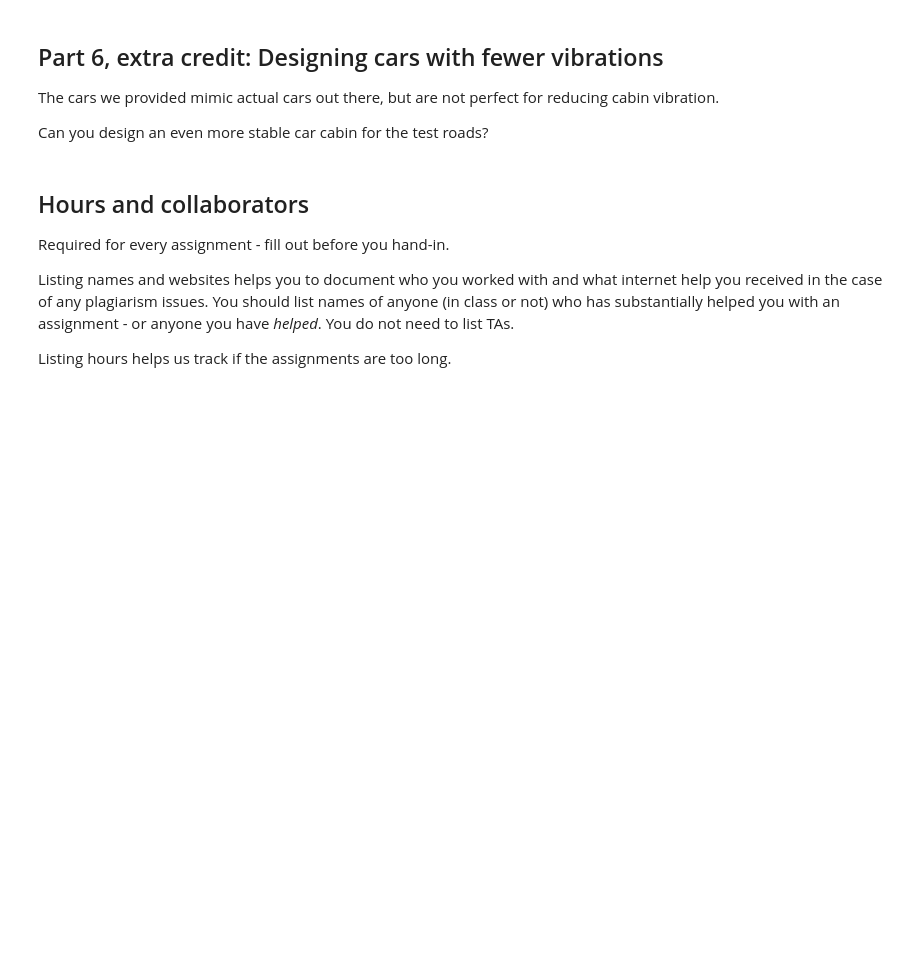
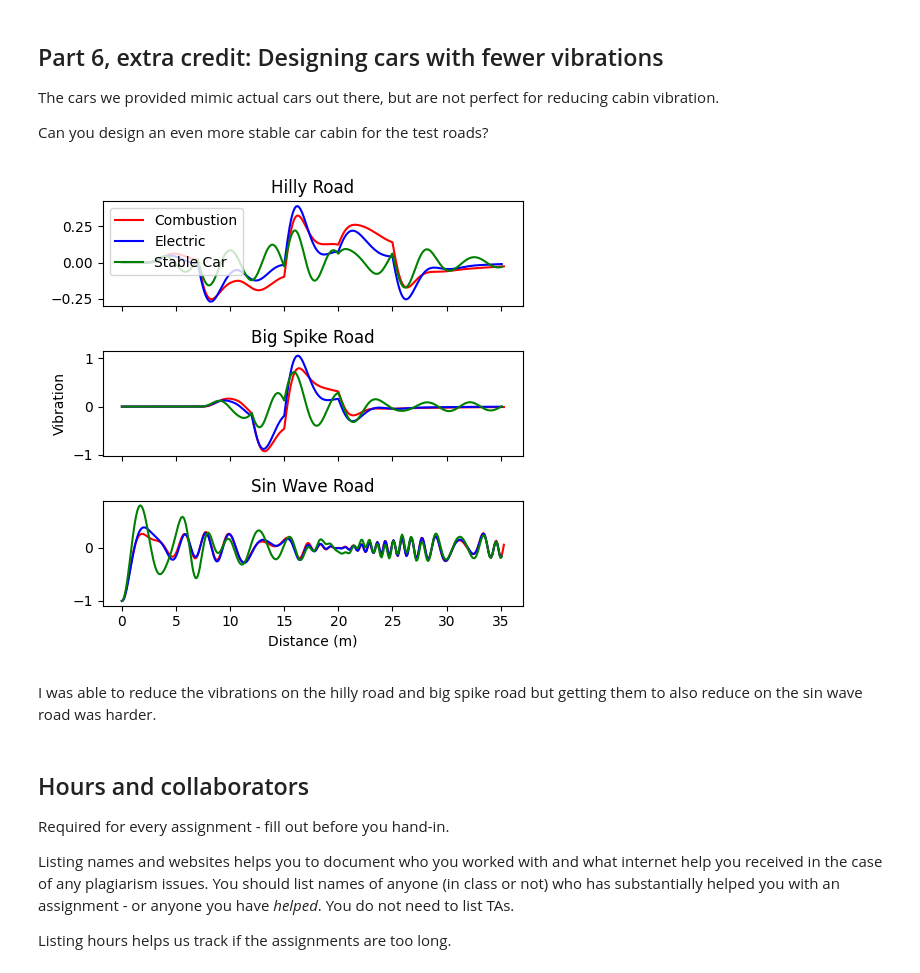
Before and after one commit to AndParker1/IntroPythonProgramming, a Jupyter notebook: Week_6_classes/HW_3_classes_and_simulation.ipynb, the cells around one changed output. Saved outputs shown, nothing was run; the diff lists cells and outputs as text; code cells hidden in the pictures; blank space fills up the shorter version.

```diff
--- a/Week_6_classes/HW_3_classes_and_simulation.ipynb
+++ b/Week_6_classes/HW_3_classes_and_simulation.ipynb
@@ -1033,9 +1025,56 @@ The cars we provided mimic actual cars out there, but are not perfect for reduci
 Can you design an even more stable car cabin for the test roads?
 # %%
 # GUIDES: Define a car model for your car.
-stable_car_model = ...
+stable_car_model = HalfCarModel(front=QuarterCarModel(m_u= 0.5 * 90,
+                                                      c_s=100000,
+                                                      k_s=650000,
+                                                      k_t=350000,
+                                                      m_s= 0.5 * (1985-90)),
+                                                      back=QuarterCarModel(m_u= 0.5 * 90,
+                                                                           c_s=100000,
+                                                                           k_s=650000,
+                                                                           k_t=350000,
+                                                                           m_s= 0.5 * (1985-90)),
+                                                                           a_f= 0.5 * 4.85,
+                                                                           a_b= 0.5 * 4.85)
+
+stable_car_output1 = stable_car_model.simulate(velocity = 10, dt = 10, x_r = X_r_test_1, y_r = Y_r_test_1)
+stable_car_output2 = stable_car_model.simulate(velocity = 10, dt = 10, x_r = X_r_test_2, y_r = Y_r_test_2)
+stable_car_output3 = stable_car_model.simulate(velocity = 10, dt = 10, x_r = X_r_test_3, y_r = Y_r_test_3)
 # %%
 # GUIDES: Graph the vibration of your car against the damped electric and combustion car models on the three test roads.
+
+fig_vib4, axs_vib4 = plt.subplots(3, 1, figsize = (5,5), sharex=True)
+
+
+axs_vib4[0].plot(comb_out_1.x_r, comb_out_1.sprung_mass_displacement(combustion_car_model), color = 'r', label='Combustion')
+axs_vib4[0].plot(elc_out_1.x_r, elc_out_1.sprung_mass_displacement(electric_car_model), color = 'b', label='Electric')
+axs_vib4[0].plot(stable_car_output1.x_r, stable_car_output1.sprung_mass_displacement(stable_car_model), color='g', label='Stable Car')
+axs_vib4[0].legend()
+axs_vib4[0].set_title("Hilly Road")
+# axs_vib3[0].set_xlabel("Distance (m)")
+# axs_vib3[0].set_ylabel("Sprung Mass Displacement (m)")
+
+axs_vib4[1].plot(comb_out_2.x_r, comb_out_2.sprung_mass_displacement(combustion_car_model), color = 'r')
+axs_vib4[1].plot(elc_out_2.x_r, elc_out_2.sprung_mass_displacement(electric_car_model), color = 'b')
+axs_vib4[1].plot(stable_car_output2.x_r, stable_car_output2.sprung_mass_displacement(stable_car_model), color='g')
+axs_vib4[1].set_title("Big Spike Road")
+# axs_vib3[1].set_xlabel("Distance (m)")
+axs_vib4[1].set_ylabel("Vibration")
+
+axs_vib4[2].plot(comb_out_3.x_r, comb_out_3.sprung_mass_displacement(combustion_car_model), color = 'r')
+axs_vib4[2].plot(elc_out_3.x_r, elc_out_3.sprung_mass_displacement(electric_car_model), color = 'b')
+axs_vib4[2].plot(stable_car_output3.x_r, stable_car_output3.sprung_mass_displacement(stable_car_model), color='g')
+axs_vib4[2].set_title("Sin Wave Road")
+axs_vib4[2].set_xlabel("Distance (m)")
+# axs_vib3[2].set_ylabel("Sprung Mass Displacement (m)")
+
+plt.tight_layout()
+plt.show()
+# %% [output]
+[figure, added]
+# %% [markdown]
+I was able to reduce the vibrations on the hilly road and big spike road but getting them to also reduce on the sin wave road was harder.
 # %% [markdown]
 <!-- END QUESTION -->
 
```
Also changed, not shown: parts of 5 cells of this notebook, 1 other file.
